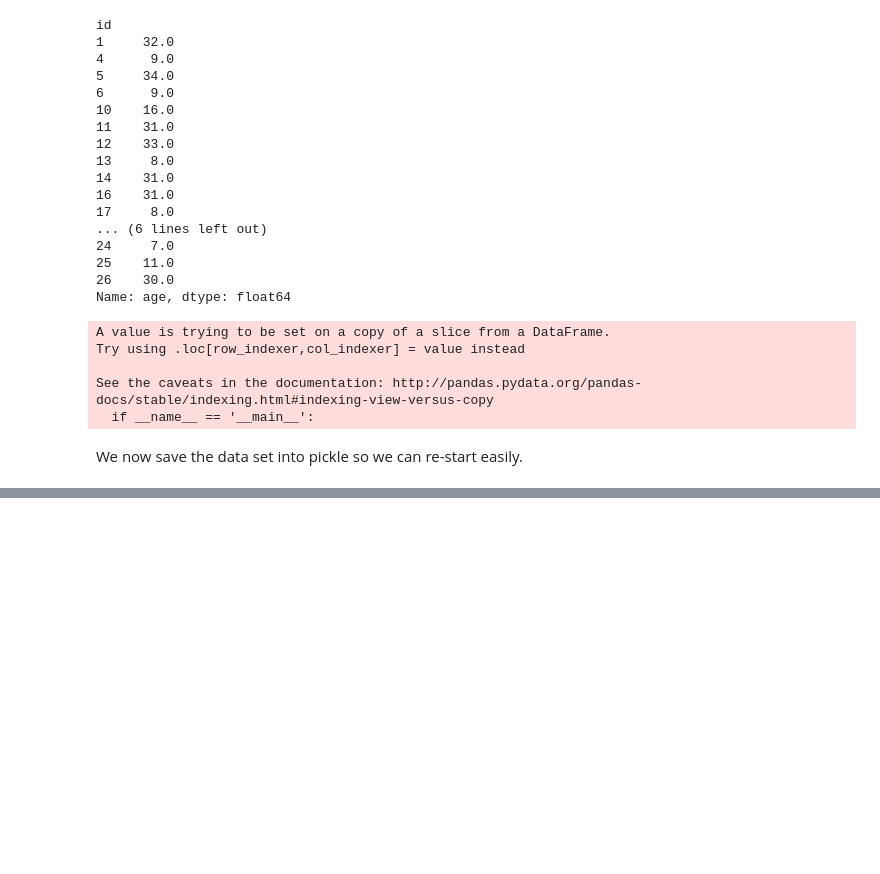
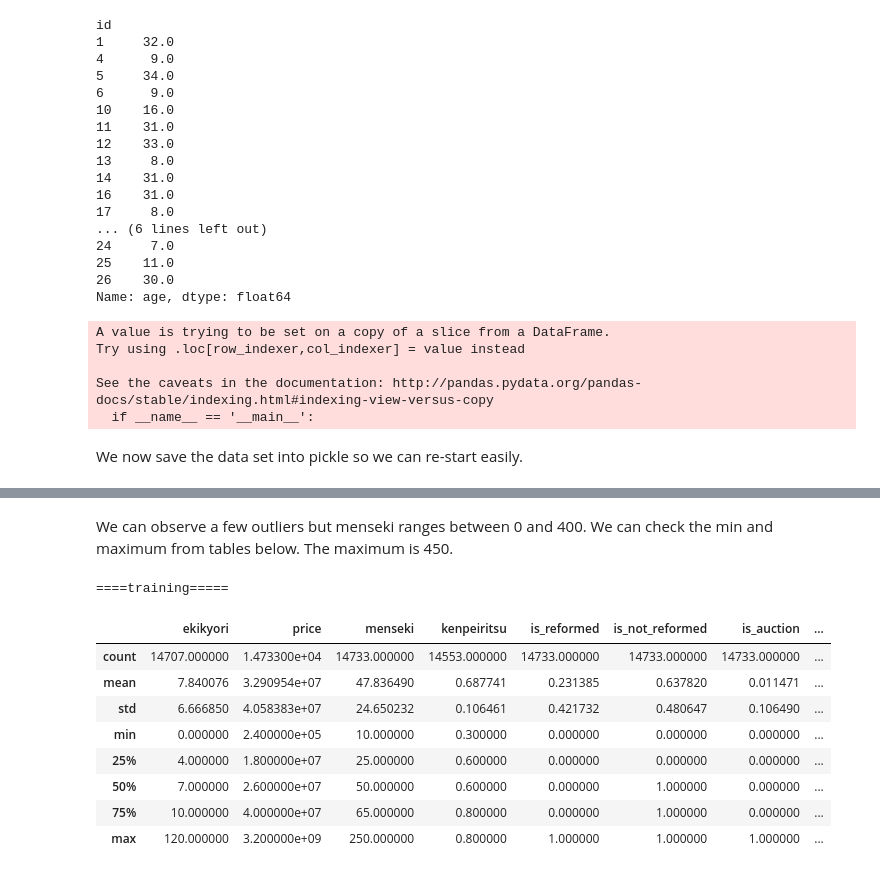
Before and after one commit to stubz/machine-learning, a Jupyter notebook: projects/capstone/tokyo_housing_data_analysis.ipynb, the cells around one changed output, grey strips where cells are left out. Cells and saved outputs as stored; diff of their text form; code cells hidden in the pictures; blank space fills up the shorter version.

```diff
--- a/projects/capstone/tokyo_housing_data_analysis.ipynb
+++ b/projects/capstone/tokyo_housing_data_analysis.ipynb
@@ -305,0 +364,16 @@ d = pickle.load(open('tokyo_apartment.p', 'rb'))
+# %% [markdown]
+We can observe a few outliers but menseki ranges between 0 and 400. We can check the min and maximum from tables below. The maximum is 450.
+# %%
+print('====training=====')
+train.describe()
+# %% [output]
+====training=====
+|  | ekikyori | price | menseki | kenpeiritsu | is_reformed | is_not_reformed | is_auction | ... |
+| count | 14707.000000 | 1.473300e+04 | 14733.000000 | 14553.000000 | 14733.000000 | 14733.000000 | 14733.000000 | ... |
+| mean | 7.840076 | 3.290954e+07 | 47.836490 | 0.687741 | 0.231385 | 0.637820 | 0.011471 | ... |
+| std | 6.666850 | 4.058383e+07 | 24.650232 | 0.106461 | 0.421732 | 0.480647 | 0.106490 | ... |
+| min | 0.000000 | 2.400000e+05 | 10.000000 | 0.300000 | 0.000000 | 0.000000 | 0.000000 | ... |
+| 25% | 4.000000 | 1.800000e+07 | 25.000000 | 0.600000 | 0.000000 | 0.000000 | 0.000000 | ... |
+| 50% | 7.000000 | 2.600000e+07 | 50.000000 | 0.600000 | 0.000000 | 1.000000 | 0.000000 | ... |
+| 75% | 10.000000 | 4.000000e+07 | 65.000000 | 0.800000 | 0.000000 | 1.000000 | 0.000000 | ... |
+| max | 120.000000 | 3.200000e+09 | 250.000000 | 0.800000 | 1.000000 | 1.000000 | 1.000000 | ... |
```
Also changed, not shown: parts of 11 cells of this notebook.
